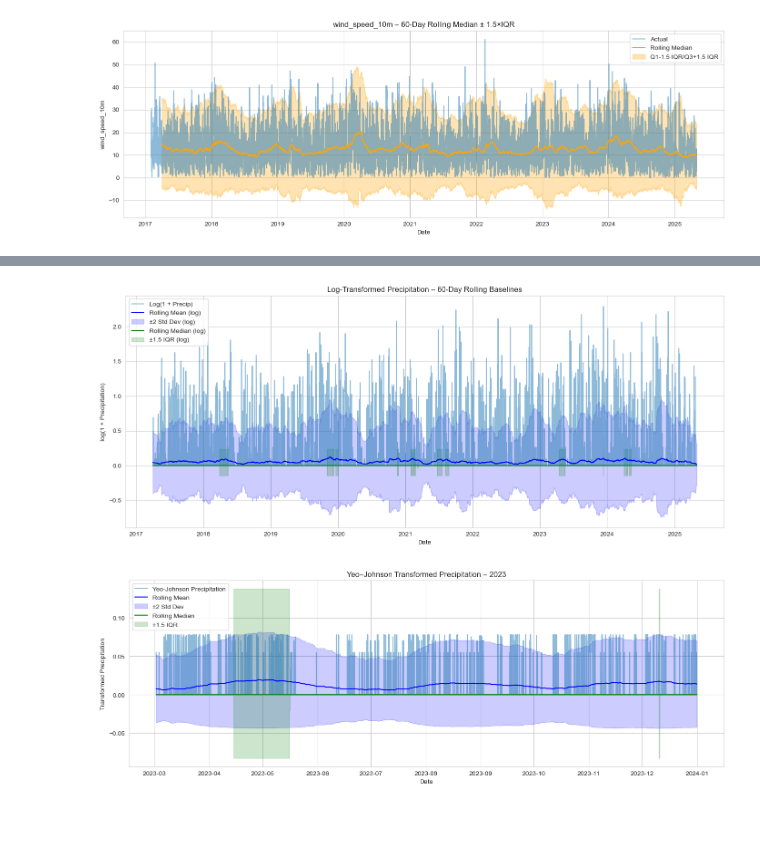
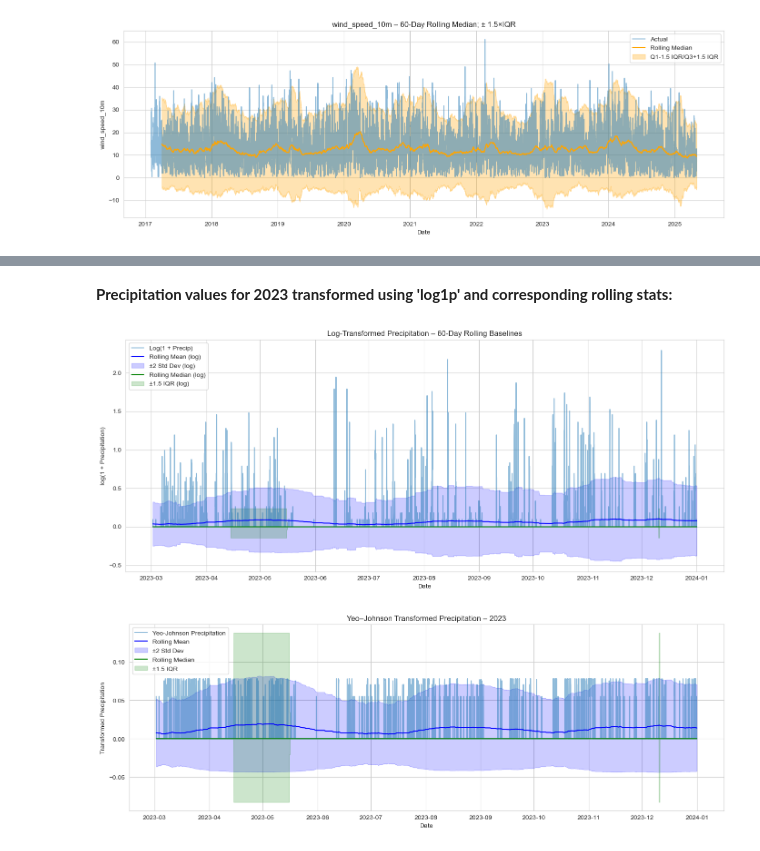
Before and after one commit to Jeremiah-Bachtin/comp1884-group6-weather-anomaly-detection-system, a Jupyter notebook: notebooks/notebook_jeremy_EDA.ipynb, the cells around one changed output, grey strips where cells are left out. Saved outputs shown, nothing was run; the diff lists cells and outputs as text; code cells hidden in the pictures; blank space fills up the shorter version.

```diff
--- a/notebooks/notebook_jeremy_EDA.ipynb
+++ b/notebooks/notebook_jeremy_EDA.ipynb
@@ -332,55 +394,57 @@ for col in features:
+# %% [markdown]
+**Precipitation values for 2023 transformed using 'log1p' and corresponding rolling stats:**
 # %%
 # Preprocess precipitation with log1p transformation
-df['precip_log'] = np.log1p(df['precipitation'])
+df_2023['precip_log'] = np.log1p(df_2023['precipitation'])
 
 # Recompute rolling bands on log-transformed precipitation
-rolling_mean_log = df['precip_log'].rolling(window=window).mean()
-rolling_std_log = df['precip_log'].rolling(window=window).std()
+rolling_mean_log = df_2023['precip_log'].rolling(window=window).mean()
+rolling_std_log = df_2023['precip_log'].rolling(window=window).std()
 mean_lower_log = rolling_mean_log - 2 * rolling_std_log
 mean_upper_log = rolling_mean_log + 2 * rolling_std_log
 
-rolling_median_log = df['precip_log'].rolling(window=window).median()
-q1_log = df['precip_log'].rolling(window=window).quantile(0.25)
-q3_log = df['precip_log'].rolling(window=window).quantile(0.75)
+rolling_median_log = df_2023['precip_log'].rolling(window=window).median()
+q1_log = df_2023['precip_log'].rolling(window=window).quantile(0.25)
+q3_log = df_2023['precip_log'].rolling(window=window).quantile(0.75)
 iqr_log = q3_log - q1_log
 iqr_lower_log = q1_log - 1.5 * iqr_log
 iqr_upper_log = q3_log + 1.5 * iqr_log
 
 # Build clean plotting frame
 log_plot_df = pd.DataFrame({
-    "value": df['precip_log'],
+    "value": df_2023['precip_log'],
     "mean": rolling_mean_log,
     "mean_lower": mean_lower_log,
     "mean_upper": mean_upper_log,
     "median": rolling_median_log,
     "iqr_lower": iqr_lower_log,
     "iqr_upper": iqr_upper_log
 }).dropna()
 
 # Plot both bands
 x = log_plot_df.index.to_numpy()
 val = log_plot_df["value"].to_numpy(dtype="float64")
 mean = log_plot_df["mean"].to_numpy(dtype="float64")
 mean_l = log_plot_df["mean_lower"].to_numpy(dtype="float64")
 mean_u = log_plot_df["mean_upper"].to_numpy(dtype="float64")
 median = log_plot_df["median"].to_numpy(dtype="float64")
 iqr_l = log_plot_df["iqr_lower"].to_numpy(dtype="float64")
 iqr_u = log_plot_df["iqr_upper"].to_numpy(dtype="float64")
 
 plt.figure(figsize=(14, 6))
 plt.plot(x, val, label='Log(1 + Precip)', alpha=0.5)
 plt.plot(x, mean, label='Rolling Mean (log)', color='blue')
 plt.fill_between(x, mean_l, mean_u, color='blue', alpha=0.2, label='±2 Std Dev (log)')
 plt.plot(x, median, label='Rolling Median (log)', color='green')
 plt.fill_between(x, iqr_l, iqr_u, color='green', alpha=0.2, label='±1.5 IQR (log)')
 plt.title('Log-Transformed Precipitation – 60-Day Rolling Baselines')
 plt.xlabel('Date')
 plt.ylabel('log(1 + Precipitation)')
 plt.legend()
 plt.grid(True)
 plt.tight_layout()
 plt.show()
 # %% [output]
-[figure, old version]
+[figure, new version]
 # %%
 from sklearn.preprocessing import PowerTransformer
```
Also changed, not shown: parts of 14 cells of this notebook.
